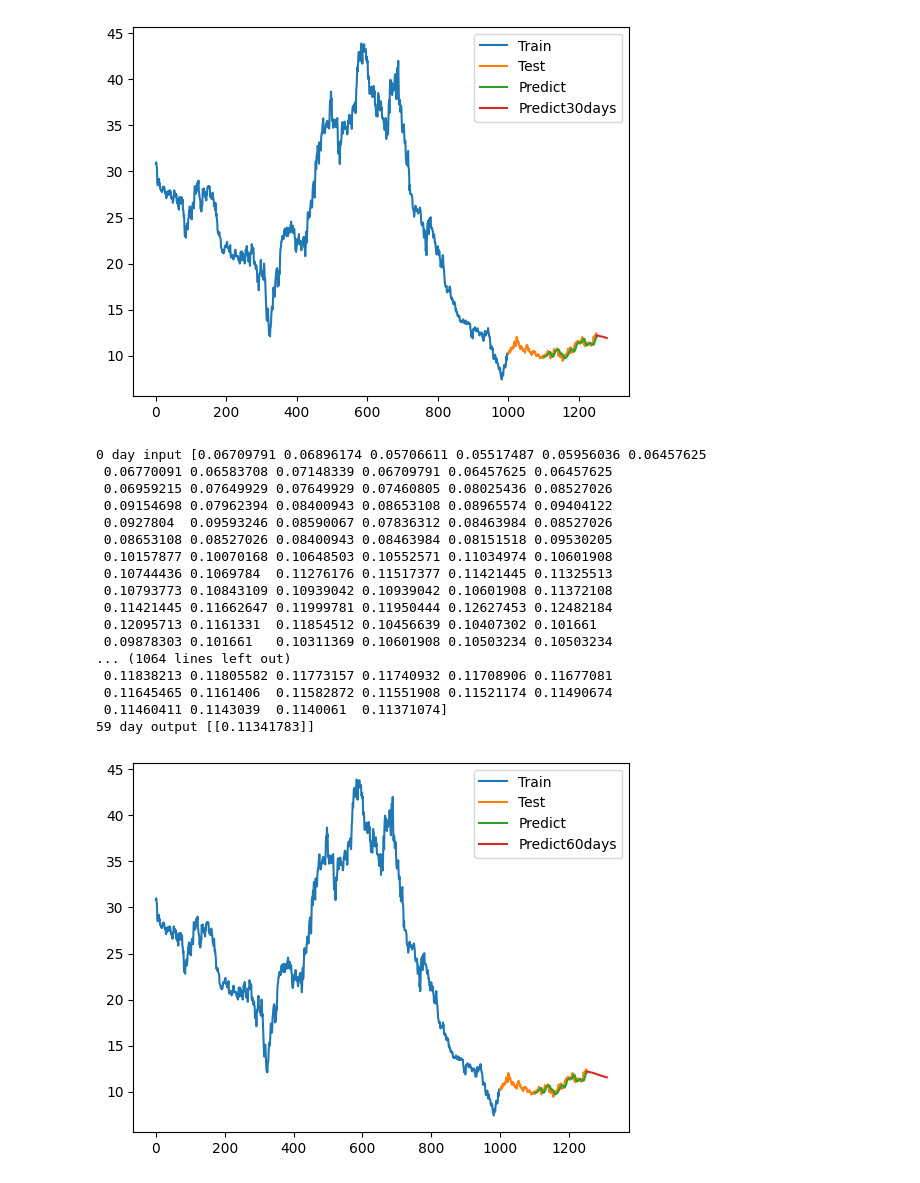
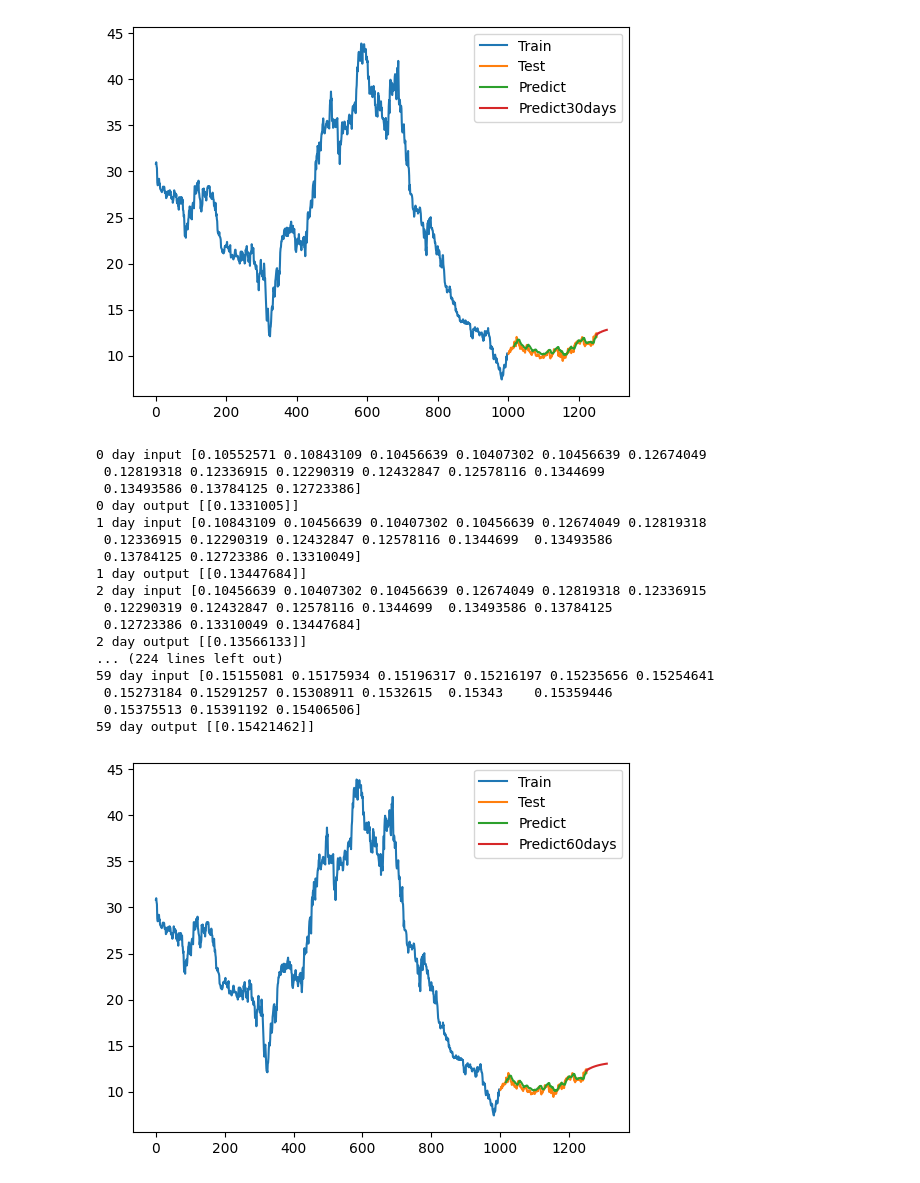
Before and after one commit to xuanquynhle/IS403.O21.HTCL_Team5, a Jupyter notebook: LSTM_Model/LSTM_HPG_82.ipynb, the cells around one changed output. Cells and saved outputs as stored; diff of their text form; code cells hidden in the pictures.

Commit message:
Fix LSTM

```diff
--- a/LSTM_Model/LSTM_HPG_82.ipynb
+++ b/LSTM_Model/LSTM_HPG_82.ipynb
@@ -38,6 +41,6 @@ time_step = 100
 X_train, y_train = create_dataset(train_data, time_step)
 X_test, ytest = create_dataset(test_data, time_step)
 # %%
-# 7. Reshape input to be [samples, time steps, features] which is required for LSTM
-X_train =X_train.reshape(X_train.shape[0],X_train.shape[1] , 1)
-X_test = X_test.reshape(X_test.shape[0],X_test.shape[1] , 1)
+# 7. Reshape input to be [samples, features, time steps] which is required for LSTM
+X_train =X_train.reshape(X_train.shape[0],1, X_train.shape[1])
+X_test = X_test.reshape(X_test.shape[0],1 ,X_test.shape[1])
@@ -45,7 +58,7 @@ X_test = X_test.reshape(X_test.shape[0],X_test.shape[1] , 1)
 # 8. Define LSTM Model
 
 model=Sequential()
-model.add(LSTM(50,return_sequences=True,input_shape=(100,1)))
+model.add(LSTM(50,return_sequences=True,input_shape=(1,15)))
 model.add(LSTM(50,return_sequences=True))
 model.add(LSTM(50))
 model.add(Dense(1))
@@ -97,16 +110,16 @@ temp_input = list(x_input[0])
 from numpy import array
 
 lst_output = []
-n_steps = 100
+n_steps = 15
 i = 0
 
 while i < 30:
     if len(temp_input) > 100:
         # Chuẩn bị dữ liệu đầu vào mới
-        x_input = np.array(temp_input[-100:])  # Lấy đúng 100 phần tử cuối cùng
+        x_input = np.array(temp_input[-15:])  # Lấy đúng 100 phần tử cuối cùng
         print("{} day input {}".format(i, x_input))
 
-        x_input = x_input.reshape((1, n_steps, 1))
+        x_input = x_input.reshape((1, 1, n_steps))
 
         yhat = model.predict(x_input, verbose=0)
         print("{} day output {}".format(i, yhat))
@@ -148,18 +161,21 @@ while i < 30:
 # %%
 # 14.Vẽ hình
-
 train_data_index = pd.RangeIndex(start=0, stop=train_size, step=1)
 plt.plot(scaler.inverse_transform(train_data))
+
 test_data_index = pd.RangeIndex(start=train_size, stop=train_size+test_size, step=1)
 plt.plot(test_data_index,scaler.inverse_transform(test_data))
-test_data_index = pd.RangeIndex(start=train_size+101, stop=train_size+test_size, step=1)
-plt.plot(test_data_index,(y_pred))
+
+test_data_index = pd.RangeIndex(start=train_size+16, stop=train_size+test_size, step=1)
+plt.plot(test_data_index, y_pred)
+
 prediect_data_index = pd.RangeIndex(start=len(df1)-1, stop=len(df1)+29, step=1)
 plt.plot(prediect_data_index,scaler.inverse_transform(lst_output))
+
 plt.legend(['Train','Test','Predict','Predict30days'])
 plt.show()
 # %% [output]
-[figure, old version]
+[figure, new version]
 # %%
 # Chuyển đổi dữ liệu kiểm tra thành danh sách
 x_input = test_data[60:].reshape(1, -1)
@@ -168,16 +184,16 @@ temp_input = list(x_input[0])
 from numpy import array
 
 lst_output = []
-n_steps = 100
+n_steps = 15
 i = 0
 
 while i < 60:
-    if len(temp_input) > 100:
+    if len(temp_input) > 15:
         # Chuẩn bị dữ liệu đầu vào mới
-        x_input = np.array(temp_input[-100:])  # Lấy đúng 100 phần tử cuối cùng
+        x_input = np.array(temp_input[-15:])  # Lấy đúng 100 phần tử cuối cùng
         print("{} day input {}".format(i, x_input))
 
-        x_input = x_input.reshape((1, n_steps, 1))
+        x_input = x_input.reshape((1, 1, n_steps))
 
         yhat = model.predict(x_input, verbose=0)
         print("{} day output {}".format(i, yhat))
@@ -199,42 +215,42 @@ while i < 60:
         lst_output.extend(yhat.tolist())
         i += 1
 # %% [output]
-0 day input [0.06709791 0.06896174 0.05706611 0.05517487 0.05956036 0.06457625
- 0.06770091 0.06583708 0.07148339 0.06709791 0.06457625 0.06457625
- 0.06959215 0.07649929 0.07649929 0.07460805 0.08025436 0.08527026
- 0.09154698 0.07962394 0.08400943 0.08653108 0.08965574 0.09404122
- 0.0927804  0.09593246 0.08590067 0.07836312 0.08463984 0.08527026
- 0.08653108 0.08527026 0.08400943 0.08463984 0.08151518 0.09530205
- 0.10157877 0.10070168 0.10648503 0.10552571 0.11034974 0.10601908
- 0.10744436 0.1069784  0.11276176 0.11517377 0.11421445 0.11325513
- 0.10793773 0.10843109 0.10939042 0.10939042 0.10601908 0.11372108
- 0.11421445 0.11662647 0.11999781 0.11950444 0.12627453 0.12482184
- 0.12095713 0.1161331  0.11854512 0.10456639 0.10407302 0.101661
- 0.09878303 0.101661   0.10311369 0.10601908 0.10503234 0.10503234
-... (1064 lines left out)
- 0.11838213 0.11805582 0.11773157 0.11740932 0.11708906 0.11677081
- 0.11645465 0.1161406  0.11582872 0.11551908 0.11521174 0.11490674
- 0.11460411 0.1143039  0.1140061  0.11371074]
-59 day output [[0.11341783]]
+0 day input [0.10552571 0.10843109 0.10456639 0.10407302 0.10456639 0.12674049
+ 0.12819318 0.12336915 0.12290319 0.12432847 0.12578116 0.1344699
+ 0.13493586 0.13784125 0.12723386]
+0 day output [[0.1331005]]
+1 day input [0.10843109 0.10456639 0.10407302 0.10456639 0.12674049 0.12819318
+ 0.12336915 0.12290319 0.12432847 0.12578116 0.1344699  0.13493586
+ 0.13784125 0.12723386 0.13310049]
+1 day output [[0.13447684]]
+2 day input [0.10456639 0.10407302 0.10456639 0.12674049 0.12819318 0.12336915
+ 0.12290319 0.12432847 0.12578116 0.1344699  0.13493586 0.13784125
+ 0.12723386 0.13310049 0.13447684]
+2 day output [[0.13566133]]
+... (224 lines left out)
+59 day input [0.15155081 0.15175934 0.15196317 0.15216197 0.15235656 0.15254641
+ 0.15273184 0.15291257 0.15308911 0.1532615  0.15343    0.15359446
+ 0.15375513 0.15391192 0.15406506]
+59 day output [[0.15421462]]
 # %%
 train_data_index = pd.RangeIndex(start=0, stop=train_size, step=1)
 plt.plot(train_data_index, scaler.inverse_transform(train_data), label='Train')
 
 test_data_index = pd.RangeIndex(start=train_size, stop=train_size + test_size, step=1)
 plt.plot(test_data_index, scaler.inverse_transform(test_data), label='Test')
 
-pred_data_index = pd.RangeIndex(start=train_size + 101, stop=train_size + test_size, step=1)
+pred_data_index = pd.RangeIndex(start=train_size + 16, stop=train_size + test_size, step=1)
 plt.plot(pred_data_index, y_pred, label='Predict')
 
 predict_data_index = pd.RangeIndex(start=len(df1) - 1, stop=len(df1) + 59, step=1)
 
 lst_output_flat = np.array(lst_output).reshape(-1)
 plt.plot(predict_data_index, scaler.inverse_transform(lst_output_flat.reshape(-1, 1)), label='Predict60days')
 
 plt.legend()
 plt.show()
 # %% [output]
-[figure, old version]
+[figure, new version]
 # %%
 # Chuyển đổi dữ liệu kiểm tra thành danh sách
 x_input = test_data[60:].reshape(1, -1)
```
Also changed, not shown: parts of 11 cells of this notebook, 8 other files.
